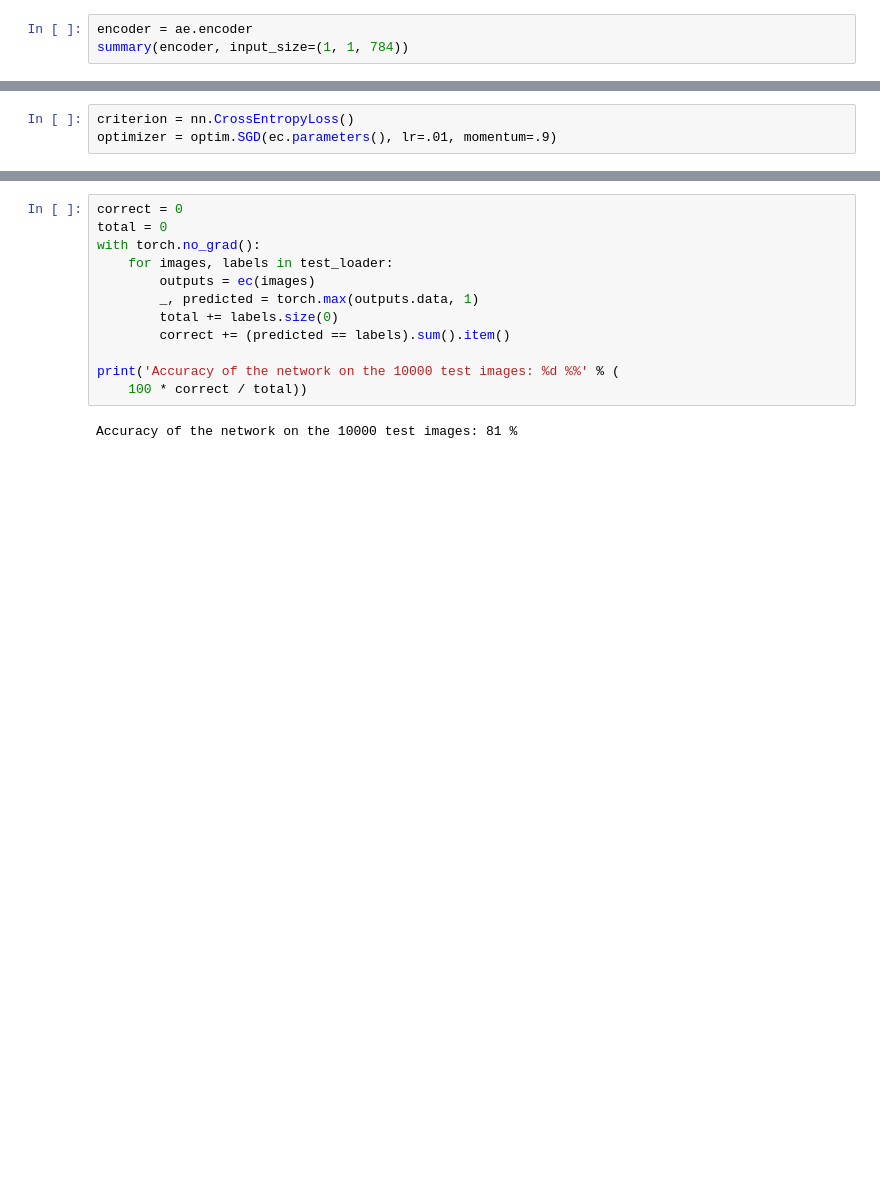
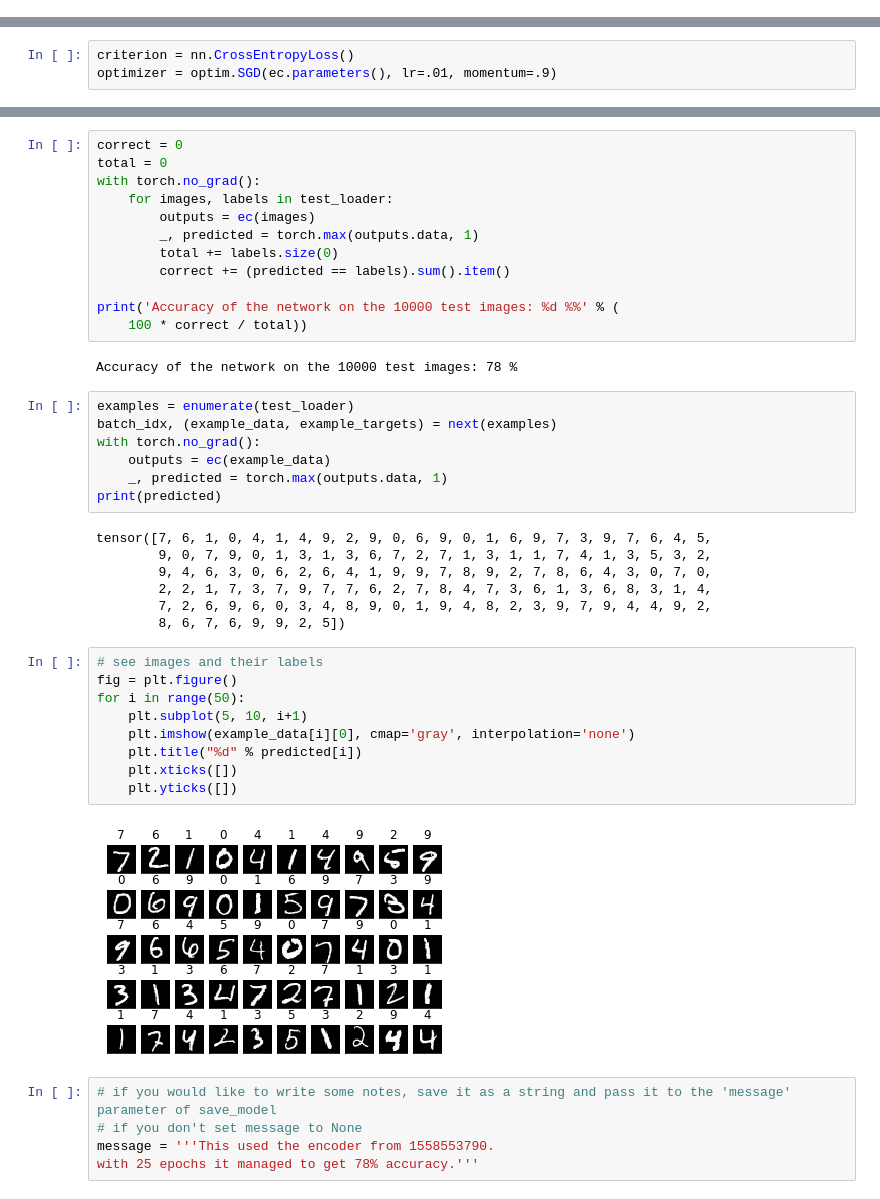
Before and after one commit to kushkhosla96/QuantumImageClassification, a Jupyter notebook: TrainEncoderClassifier.ipynb, the cells around one changed output, grey strips where cells are left out. Saved outputs shown, nothing was run; the diff lists cells and outputs as text; blank space fills up the shorter version.

Commit message:
saved an encoderclassifier

```diff
--- a/TrainEncoderClassifier.ipynb
+++ b/TrainEncoderClassifier.ipynb
@@ -40,6 +40,3 @@ Forward/backward pass size (MB): 0.02
 Params size (MB): 1.67
 Estimated Total Size (MB): 1.69
 ----------------------------------------------------------------
-# %%
-encoder = ae.encoder
-summary(encoder, input_size=(1, 1, 784))
@@ -139,4 +132,34 @@ with torch.no_grad():
 print('Accuracy of the network on the 10000 test images: %d %%' % (
     100 * correct / total))
 # %% [output]
-Accuracy of the network on the 10000 test images: 81 %
+Accuracy of the network on the 10000 test images: 78 %
+# %%
+examples = enumerate(test_loader)
+batch_idx, (example_data, example_targets) = next(examples)
+with torch.no_grad():
+    outputs = ec(example_data)
+    _, predicted = torch.max(outputs.data, 1)
+print(predicted)
+# %% [output]
+tensor([7, 6, 1, 0, 4, 1, 4, 9, 2, 9, 0, 6, 9, 0, 1, 6, 9, 7, 3, 9, 7, 6, 4, 5,
+        9, 0, 7, 9, 0, 1, 3, 1, 3, 6, 7, 2, 7, 1, 3, 1, 1, 7, 4, 1, 3, 5, 3, 2,
+        9, 4, 6, 3, 0, 6, 2, 6, 4, 1, 9, 9, 7, 8, 9, 2, 7, 8, 6, 4, 3, 0, 7, 0,
+        2, 2, 1, 7, 3, 7, 9, 7, 7, 6, 2, 7, 8, 4, 7, 3, 6, 1, 3, 6, 8, 3, 1, 4,
+        7, 2, 6, 9, 6, 0, 3, 4, 8, 9, 0, 1, 9, 4, 8, 2, 3, 9, 7, 9, 4, 4, 9, 2,
+        8, 6, 7, 6, 9, 9, 2, 5])
+# %%
+# see images and their labels
+fig = plt.figure()
+for i in range(50):
+    plt.subplot(5, 10, i+1)
+    plt.imshow(example_data[i][0], cmap='gray', interpolation='none')
+    plt.title("%d" % predicted[i])
+    plt.xticks([])
+    plt.yticks([])
+# %% [output]
+[figure, added]
+# %%
+# if you would like to write some notes, save it as a string and pass it to the 'message' parameter of save_model
+# if you don't set message to None
+message = '''This used the encoder from 1558553790.
+with 25 epochs it managed to get 78% accuracy.'''
```
Also changed, not shown: parts of 4 cells of this notebook, 2 other files.
